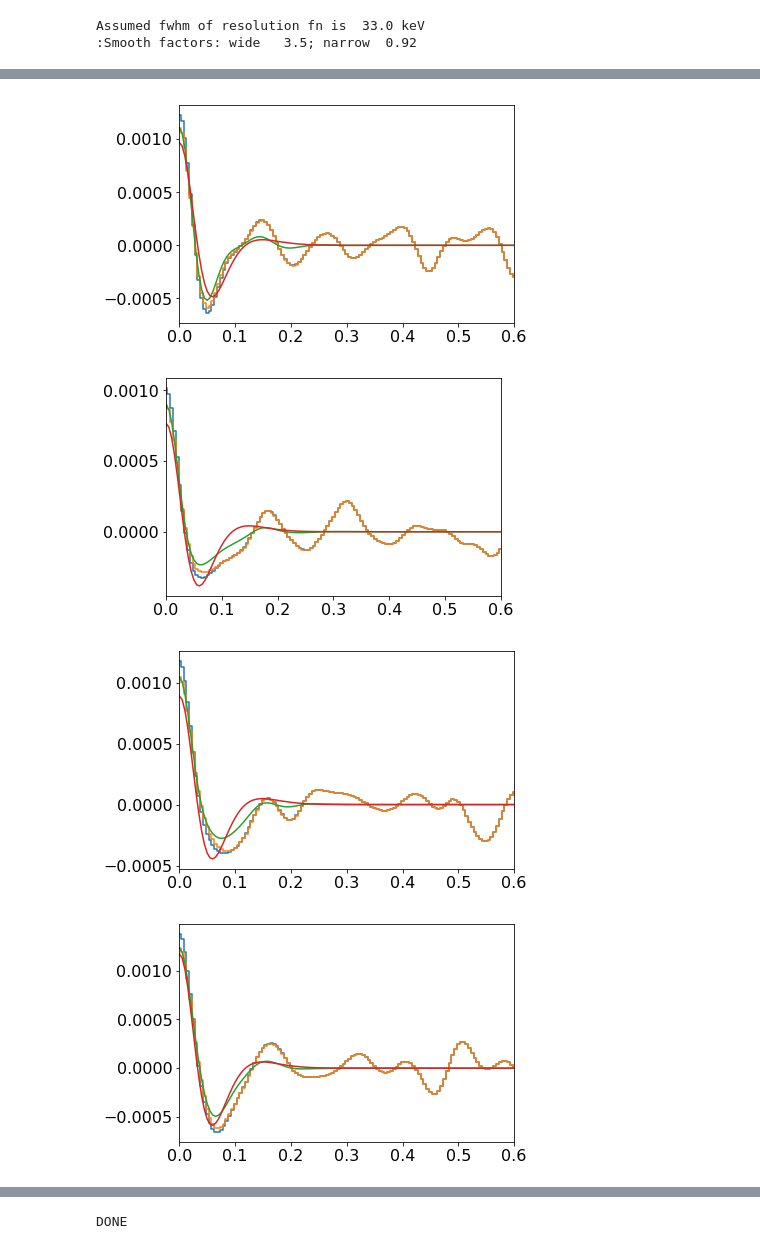
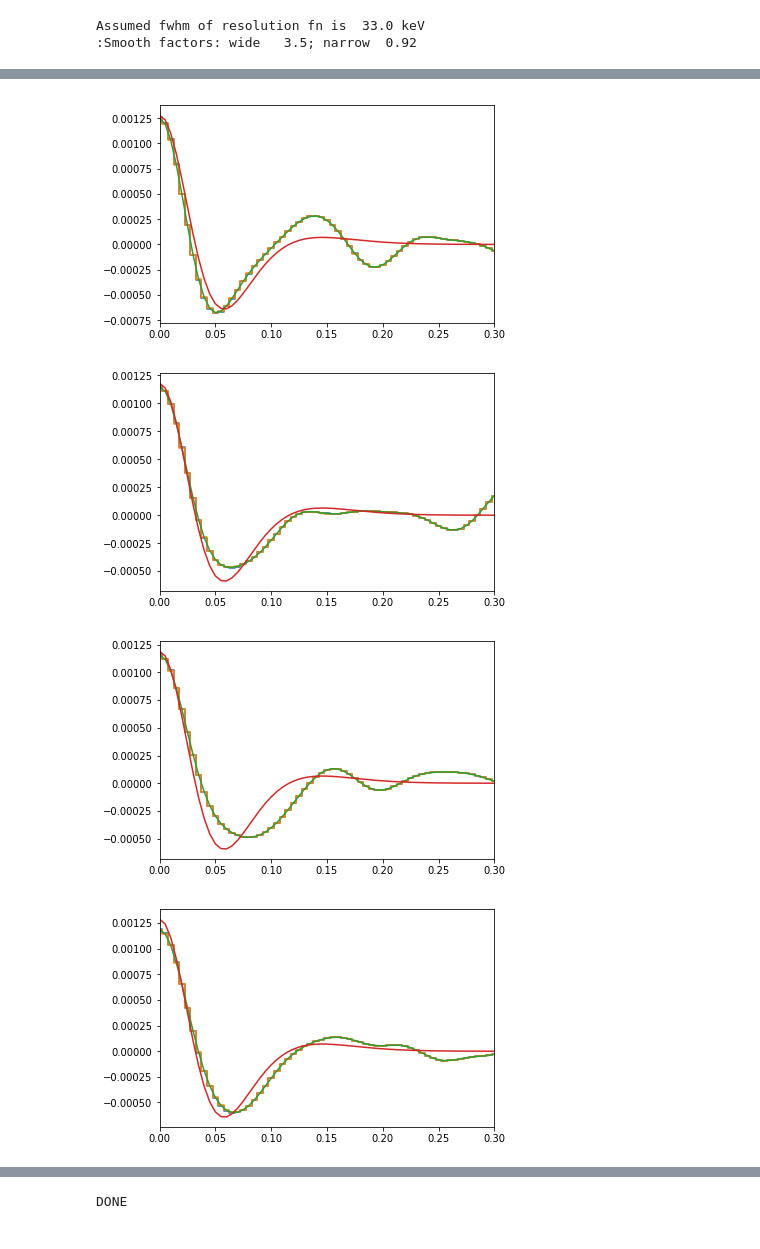
Before and after one commit to rfearick/leveldensity, a Jupyter notebook: leveldensity-simulation.ipynb, the cells around one changed output, grey strips where cells are left out. Saved outputs shown, nothing was run; the diff lists cells and outputs as text; code cells hidden in the pictures.

```diff
--- a/leveldensity-simulation.ipynb
+++ b/leveldensity-simulation.ipynb
@@ -230,9 +395,15 @@ ROIhi=ROIhi+50
 #                                         sig,
 #                                         factor=10.0,noisy=Noisy)
 computedrho=[] # computed from AC[0]-noise, expt sign
+evals=[]
+rhovals=[]
 for noisefactor in [10.0,5.0,3.0,2.0,1.5,1.2,1.0]:
 #for noisefactor in [1.0]:
-    G=rawG+rawnoiseG/noisefactor
+    if UseQuickSim:
+        G=rawG0+rawnoiseG0/noisefactor                     #                        Note:  quick sim !
+    else:
+        G=rawG+rawnoiseG/noisefactor                     #
+
     S=spt.RatioSpectrum( X, G, None, ROIlo, ROIhi )
     globalenergy = S.energy
 
@@ -279,7 +450,7 @@ for noisefactor in [10.0,5.0,3.0,2.0,1.5,1.2,1.0]:
     ndata=len(data)
     params=lmfit.Parameters()
     params.add('D',value=initialD, min=0.0)
-    params.add('sign',value=sign,min=0.0, vary=True)
+    params.add('sign',value=sign,min=0.0, vary=False)
     params.add('sigw',value=sigw,min=0.0,vary=False)
     params.add('sigx',value=sigx,vary=False)
     params.add('initD',value=initialD*4,vary=False)
@@ -302,10 +473,10 @@ for noisefactor in [10.0,5.0,3.0,2.0,1.5,1.2,1.0]:
     signf=p['sign']
     sigwf=p['sigw']
     D=ACfx[0]/spt.ACtheory(de,signf,sigwf,alpha,1.0)*Ntypes
-    D=ACfx[0]/spt.ACtheory(de,sign,sigw,alpha,1.0)*Ntypes
+    D=ACfx[1]/spt.ACtheory(de,sign,sigw,alpha,1.0)*Ntypes
     #D=p["D"]*Ntypes
     rho=1.0/D
-    print(rho, D, ACfx[0])
+    print(rho, D, ACfx[iAC])
 
     plt.figure()
     plt.plot(energy, data, drawstyle='steps-mid')
@@ -313,12 +484,12 @@ for noisefactor in [10.0,5.0,3.0,2.0,1.5,1.2,1.0]:
     plt.plot(energy,ACfx)
     plt.plot(energy, m)
     plt.xlim(0.0,energy[-1]/4)
-    plt.xlim(0.0,0.6)
+    plt.xlim(0.0,0.4)
     """
     plt.plot(bin.spectrumraw)
     """
-    print(de,p['sign'],sigw,alpha )
-    print("At 0", ACfx[0], m[0], spt.ACtheory(de,p['sign'],sigw,alpha,1.0))
+    print(de,p['sign'],sigw,alpha,iAC )
+    print("At 0", ACfx[iAC], m[0], spt.ACtheory(de,p['sign'],sigw,alpha,1.0))
     print("Computed rho",1.0/(ACfx[iAC]/spt.ACtheory(de,sign,sigw,alpha,1.0)))
     computedrho.append(1.0/(ACfx[iAC]/spt.ACtheory(de,sign,sigw,alpha,1.0)))
 # %% [output]
@@ -375,8 +546,13 @@ plt.plot(sn,hf)
 # %%
+NarrowSmooth=True
 computedrho=[] # computed from AC[0]-noise, expt sign
 
 noisefactor=3.0
-G=rawG+rawnoiseG/noisefactor
+if UseQuickSim:
+    G=rawG0+rawnoiseG0/noisefactor
+else:
+    G=rawG#+rawnoiseG/noisefactor
+
 S=spt.RatioSpectrum( X, G, None, ROIlo, ROIhi )
 globalenergy = S.energy
 
@@ -390,9 +566,11 @@ bins=spt.ACBinner(S,NAC=4,Nslides=2)
 #print("Computed bin limits:\n",bins.get_bins())
 binlist=bins.get_bins()
 
+evals=[]
+rhovals=[]
 for b in bins.get_bins():
     l,h=b
-    print(l,h)
+    print(l,h,Eratio[l],Eratio[h-1])
     bin=spt.Bin(bins.data,l,h)
     energy=bin.Eoffset
     data=bin.acnar
@@ -406,7 +584,6 @@ for b in bins.get_bins():
         sign=np.sqrt(sig**2+sigsmn**2)#sqrt(1.25)*sig
         sigaim=sig
     ys=sigw/sign
-    ys=sigw/sign
     alpha=2.273
     initialD=data[0]*(2.0*np.sqrt(np.pi)*sig)/alpha
     print("initialD %8.6f estimated from AC %8.6f"%(initialD,data[0]))
@@ -417,9 +594,9 @@ for b in bins.get_bins():
     params.add('sigw',value=sigw,min=0.0,vary=False)
     params.add('sigx',value=sigx,vary=False)
     params.add('initD',value=initialD*4,vary=False)
-    noise=bin.get_noise_correction(sigsmn, sigsm)
+    noise=bin.get_noise_correction2(sigsmn, sigsm, NarrowSmooth)
     uncert=np.linspace(data[0]/10,data[0]/5,ndata)
-    ACfx=(data-noise)*np.exp(-energy**2/(2.0*sigx**2))
+    ACfx=(data-noise)######*np.exp(-energy**2/(2.0*sigx**2))
     print("noisecorrection",noise[0])
     minner=lmfit.Minimizer(fitforlm, params, fcn_args=(energy,ACfx))
                            #fcn_kws={'unc'=uncert})
@@ -430,10 +607,13 @@ for b in bins.get_bins():
     Ntypes = 1
     signf=p['sign']
     sigwf=p['sigw']
-    D=ACfx[0]/spt.ACtheory(de,signf,sigwf,alpha,1.0)*Ntypes
+    D=(ACfx[0]+ACfx[1])/2/spt.ACtheory(de,signf,sigwf,alpha,1.0)*Ntypes
+    #m=spt.ACtheory(energy,signf,sigwf,alpha,D)*Ntypes
     #D=p["D"]*Ntypes
     rho=1.0/D
     print(rho)
+    rhovals.append(rho)
+    evals.append((Eratio[h-1]+Eratio[l])/2)
 
     plt.figure()
     plt.plot(energy, data, drawstyle='steps-mid')
@@ -441,11 +621,11 @@ for b in bins.get_bins():
     plt.plot(energy,ACfx)
     plt.plot(energy, m)
     plt.xlim(0.0,energy[-1]/4)
-    plt.xlim(0.0,0.6)
+    plt.xlim(0.0,0.3)
     """
     plt.plot(bin.spectrumraw)
     """
-    print(de,p['sign'],sigw,alpha )
+    print(de,p['sign'],sigw,alpha,iAC )
     print("At 0", ACfx[0], m[0], spt.ACtheory(de,p['sign'],sigw,alpha,1.0))
     print("Computed rho",1.0/(ACfx[iAC]/spt.ACtheory(de,sign,sigw,alpha,1.0)))
     computedrho.append(1.0/(ACfx[iAC]/spt.ACtheory(de,sign,sigw,alpha,1.0)))
@@ -470,4 +650,4 @@ Computed rho 6841.759228601015
-[figure, old version]
+[figure, new version]
-[figure, old version]
+[figure, new version]
-[figure, old version]
+[figure, new version]
-[figure, old version]
+[figure, new version]
```
Also changed, not shown: parts of 22 cells of this notebook.
